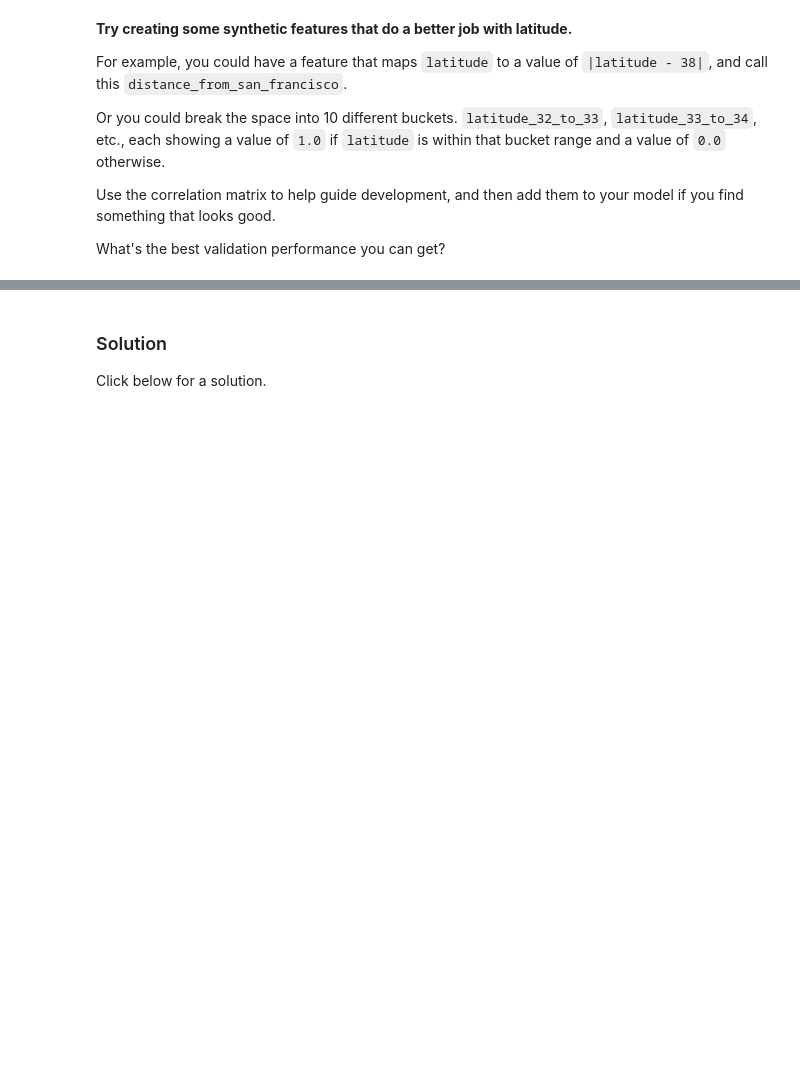
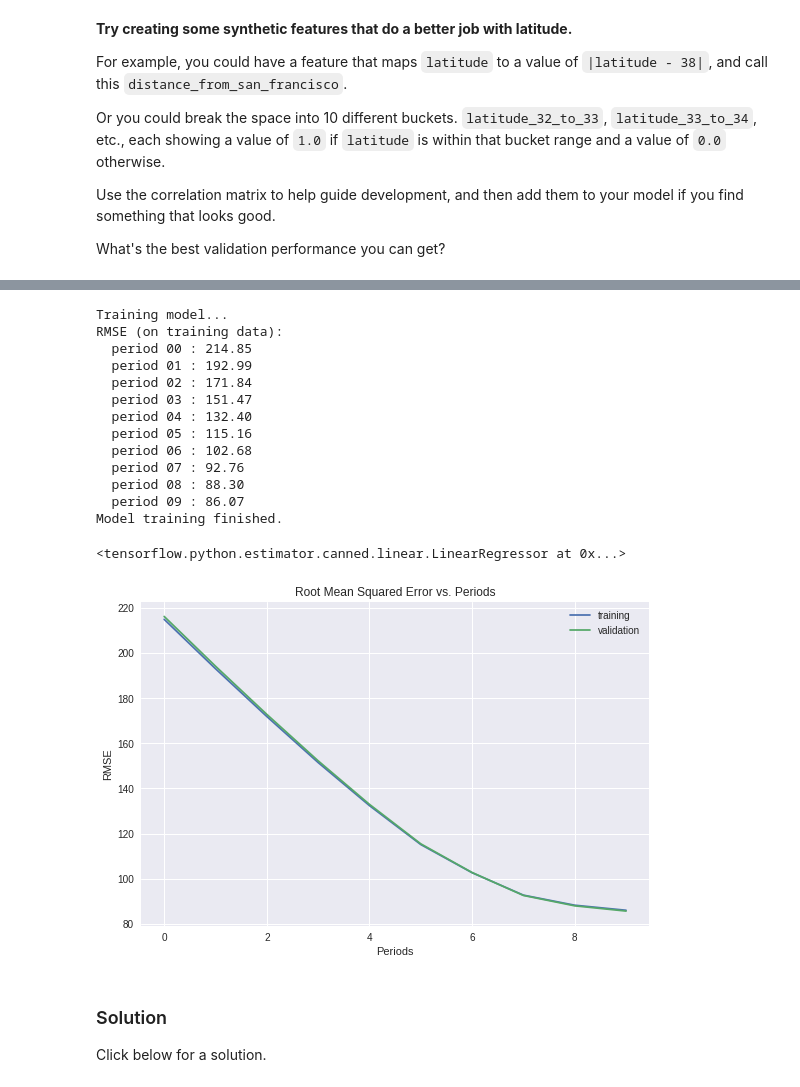
Before and after one commit to jtloong/google-ml-course, a Jupyter notebook: feature_sets.ipynb, the cells around one changed output, grey strips where cells are left out. Saved outputs shown, nothing was run; the diff lists cells and outputs as text; code cells hidden in the pictures; blank space fills up the shorter version.

```diff
--- a/feature_sets.ipynb
+++ b/feature_sets.ipynb
@@ -410,0 +410,13 @@ What's the best validation performance you can get?
+# %%
+#
+# YOUR CODE HERE: Train on a new data set that includes synthetic features based on latitude.
+bin_edges = range(32, 43)
+binned_training = pd.cut(training_examples['latitude'], bins=bin_edges)
+binned_validation = pd.cut(validation_examples['latitude'], bins=bin_edges)
+
+for edge in bin_edges:
+  column_name = 'latitude_' + str(edge) + '_to_' + str(edge + 1)
+  training_examples[column_name] = binned_training.apply(lambda i: 1 if i.left == edge else 0)
+  validation_examples[column_name] = binned_validation.apply(lambda i: 1 if i.left == edge else 0)
+
+validation_examples
@@ -411,3 +437,43 @@ What's the best validation performance you can get?
+# %%
+minimal_features = ["rooms_per_person", "median_income",
+]
+
+for edge in bin_edges:
+  minimal_features.append('latitude_' + str(edge) + '_to_' + str(edge + 1))
+
+
+assert minimal_features, "You must select at least one feature!"
+
+minimal_training_examples = training_examples[minimal_features]
+minimal_validation_examples = validation_examples[minimal_features]
+
+#
+# Don't forget to adjust these parameters.
+#
+train_model(
+    learning_rate=0.01,
+    steps=1000,
+    batch_size=5,
+    training_examples=minimal_training_examples,
+    training_targets=training_targets,
+    validation_examples=minimal_validation_examples,
+    validation_targets=validation_targets)
+# %% [output]
+Training model...
+RMSE (on training data):
+  period 00 : 214.85
+  period 01 : 192.99
+  period 02 : 171.84
+  period 03 : 151.47
+  period 04 : 132.40
+  period 05 : 115.16
+  period 06 : 102.68
+  period 07 : 92.76
+  period 08 : 88.30
+  period 09 : 86.07
+Model training finished.
+<tensorflow.python.estimator.canned.linear.LinearRegressor at 0x...>
+[figure, added]
 # %% [markdown]
 ### Solution
 
```
Also changed, not shown: parts of 3 cells of this notebook.
